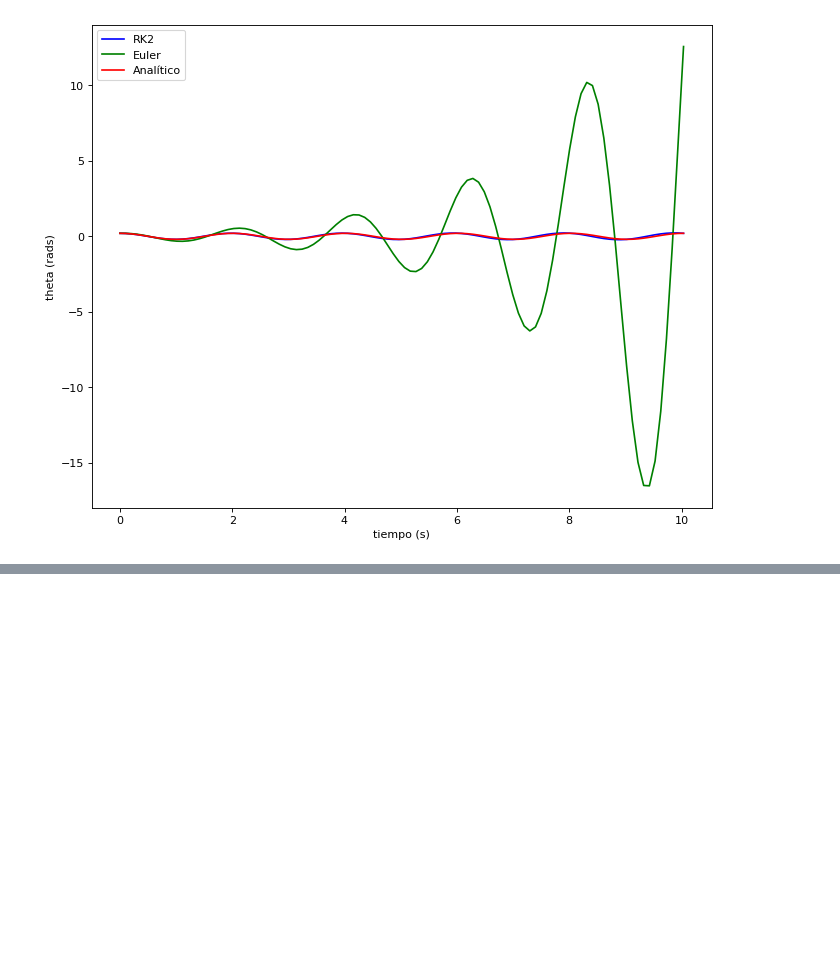
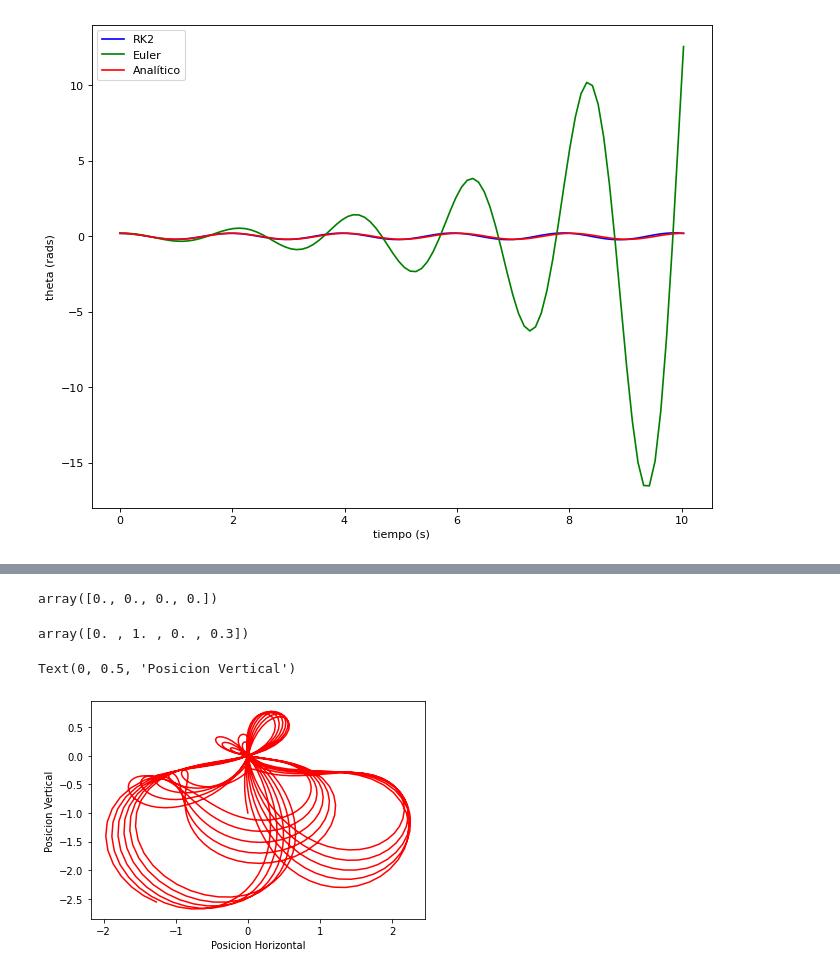
Before and after one commit to jesusigarmor/Matematicas-computacionales-fall2020, a Jupyter notebook: alumnos/anacris2802/EjerciciosClase.ipynb, the cells around one changed output, grey strips where cells are left out. Saved outputs shown, nothing was run; the diff lists cells and outputs as text; code cells hidden in the pictures; blank space fills up the shorter version.

```diff
--- a/alumnos/anacris2802/EjerciciosClase.ipynb
+++ b/alumnos/anacris2802/EjerciciosClase.ipynb
@@ -858,0 +901,7 @@ plt.legend(loc='best')
+# %%
+
+# Estado inicial
+y = np.zeros([4])
+y
+# %% [output]
+array([0., 0., 0., 0.])
@@ -858,0 +914,28 @@ plt.legend(loc='best')
+# %%
+y
+# %% [output]
+array([0. , 1. , 0. , 0.3])
+# %%
+time = np.linspace(0,25,N)
+# %%
+
+def pendulo_con_resorte(estado, tiempo):
+    g0 = (L_0+estado[1])*estado[2]**2-k/m*estado[1] +g*np.cos(estado[3])
+    g1 = estado[0]
+    g2 = -1/(L_0+estado[1])*(g*np.sin(estado[3])+2*estado[0]*estado[2])
+    g3 = estado[2]
+    return np.array([g0,g1,g2,g3])
+# %%
+solucion = odeint(func=pendulo_con_resorte, y0 = y, t = time)
+# %%
+
+xdata = (L_0 + solucion[:,0])*np.sin(solucion[:,2])
+ydata = -(L_0 + solucion[:,0])*np.cos(solucion[:,2])
+# %%
+
+plt.plot(xdata, ydata, 'r-')
+plt.xlabel("Posicion Horizontal")
+plt.ylabel("Posicion Vertical")
+# %% [output]
+Text(0, 0.5, 'Posicion Vertical')
+[figure, added]
```
Also changed, not shown: parts of 19 cells of this notebook.
